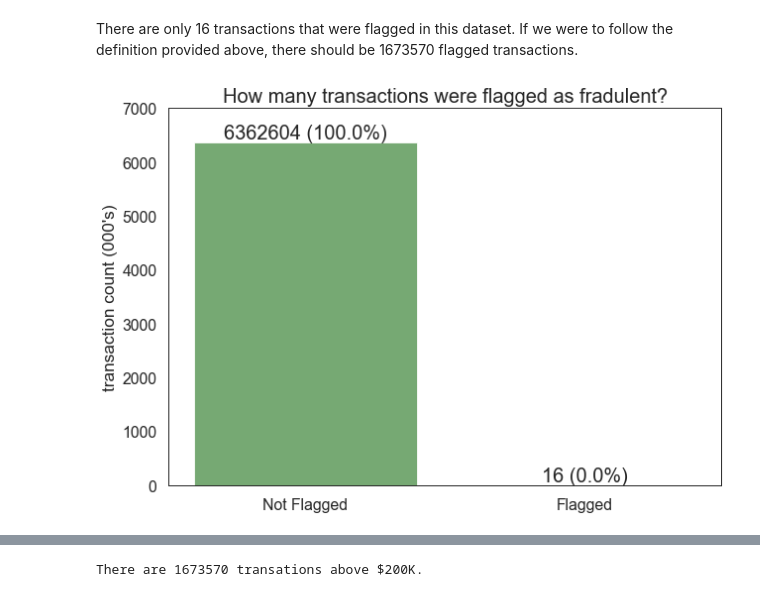
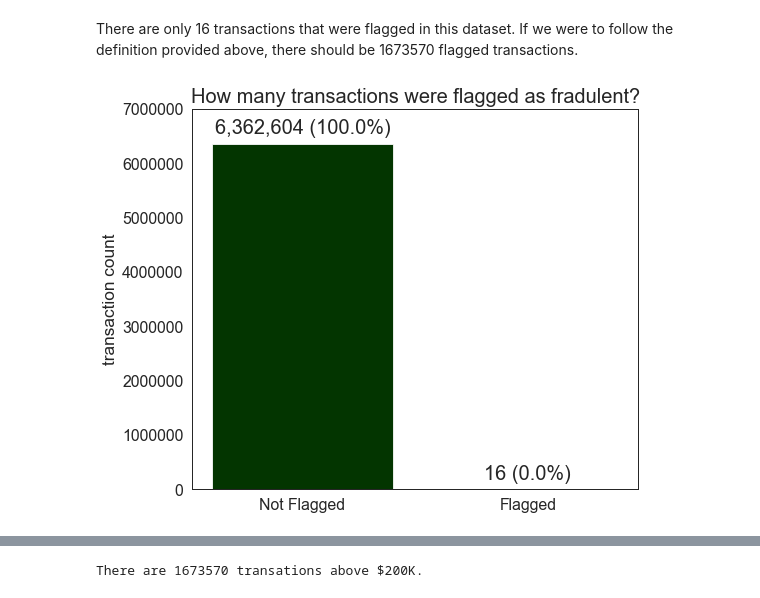
Before and after one commit to valmadrid/Detecting-Financial-Fraud-Transactions, a Jupyter notebook: financial_fraud.ipynb, the cells around one changed output, grey strips where cells are left out. Cells and saved outputs as stored; diff of their text form; code cells hidden in the pictures.

```diff
--- a/financial_fraud.ipynb
+++ b/financial_fraud.ipynb
@@ -253,7 +257,7 @@ del temp
 temp = df[df.is_fraud == 1].groupby(
     ["type"]).count().reset_index().sort_values("step", ascending=False)
 fig = plt.figure(figsize=(8, 6))
-graph = plt.bar(temp.type, temp.step, color="red", alpha=0.7)
+graph = plt.bar(temp.type, temp.step, color=["C0", "C3"])
 plt.title("Fraud Transactions", fontsize=20)
 plt.xlabel("transaction type")
 plt.ylabel("transaction count")
@@ -261,11 +265,11 @@ plt.yticks(range(0, 6000, 1000))
 for bar, x in zip(graph, temp.step.values):
     plt.text(bar.get_x() + bar.get_width() / 2,
              bar.get_height() + 100,
-             "{} ({}%)".format(x, round(x / len(df[df.is_fraud == 1]) * 100,
+             "{:,} ({}%)".format(x, round(x / len(df[df.is_fraud == 1]) * 100,
                                         2)),
              fontsize=20,
              ha="center",
              va="bottom")
 plt.show()
-del temp
+del temp, fig, graph, bar, x
 # %% [output]
@@ -343,7 +348,7 @@ The numbers of data points that we need to process has gone done significantly b
 # %%
 temp = df[df.type.isin(["CASH_OUT", "TRANSFER"])].groupby(["is_fraud"]).count().reset_index()
 fig = plt.figure(figsize=(8, 7))
-graph = plt.bar(temp.is_fraud, temp.step, color="blue", alpha=0.7)
+graph = plt.bar(temp.is_fraud, temp.step, color=["#033500", "#840000"])
 plt.title("CASH_OUT & TRANSFER Transactions", fontsize=20)
 plt.ylabel("transaction count")
 plt.yticks(range(0, 3500000, 500000))
@@ -351,10 +356,10 @@ plt.xticks([0, 1], ["0: Non-Fraud", "1: Fraud"])
 for bar, x in zip(graph, temp.step.values):
     plt.text(bar.get_x() + bar.get_width() / 2.0,
              bar.get_height() + 10000,
-             "{} ({}%)".format(x, round(x / len(df[df.type.isin(["CASH_OUT", "TRANSFER"])]) * 100, 2)),
+             "{:,} ({}%)".format(x, round(x / len(df[df.type.isin(["CASH_OUT", "TRANSFER"])]) * 100, 2)),
              fontsize=20,
              ha="center",
              va="bottom")
 plt.show()
-del temp
+del temp, fig, graph, bar, x
 # %% [output]
@@ -610,9 +621,10 @@ IDs_with_fraud = list(
 # %% [markdown]
 <font color='#20198A'>Let's have a look at transactions with zero customer_old_balance and recipient_new_balance and check for imbalance.</font>
 # %%
-df["customer_check_balance"] = round(df["customer_new_balance"] - (df["customer_old_balance"] - df["amount"]), 0)
-df["recipient_check_balance"] = round(df["recipient_new_balance"] - (df["recipient_old_balance"] + df["amount"]), 0)
-df["check_balance"] = df["customer_check_balance"] + df["recipient_check_balance"]
+df["customer_check_balance"] = df["customer_new_balance"] - (df["customer_old_balance"] - df["amount"])
+df["recipient_check_balance"] = df["recipient_new_balance"] - (df["recipient_old_balance"] + df["amount"])
+df["customer_transaction"] = round(np.abs(df["customer_check_balance"]), 0)== 0
+df["recipient_transaction"] = round(np.abs(df["recipient_check_balance"]), 0) == 0
 df.head()
 # %% [output]
 |  | step | type | amount | customer | customer_old_balance | customer_new_balance | recipient | ... |
@@ -694,29 +720,24 @@ plt.show()
 # %% [markdown]
 There are only 16 transactions that were flagged in this dataset. If we were to follow the definition provided above, there should be 1673570 flagged transactions.
 # %%
-fig = plt.figure(figsize=(10, 7))
-
-graph = plt.bar(df.groupby(["is_flagged_fraud"]).count().reset_index().is_flagged_fraud,
-                df.groupby(["is_flagged_fraud"]).count().reset_index().step,
-                color="#76a973")
-
+temp = df.groupby(["is_flagged_fraud"]).count().reset_index()
+fig = plt.figure(figsize=(8, 7))
+graph = plt.bar(temp.is_flagged_fraud, temp.step, color=["#033500", "#840000"])
 plt.title("How many transactions were flagged as fradulent?", fontsize=20)
-plt.ylabel("transaction count (000's)")
-plt.yticks(range(0, 8000000, 1000000), range(0, 8000, 1000))
+plt.ylabel("transaction count")
+plt.yticks(range(0, 8000000, 1000000))
 plt.xticks([0, 1], ["Not Flagged", "Flagged"])
-
-for bar, x in zip(graph,
-                  df.groupby(["is_flagged_fraud"]).count().reset_index().step.values):
+for bar, x in zip(graph, temp.step.values):
     plt.text(bar.get_x() + bar.get_width() / 2.0,
-             bar.get_height(),
-             "{} ({}%)".format(x, round(x/len(df)*100,2)),
+             bar.get_height() + 100000,
+             "{:,} ({}%)".format(x, round(x / len(df) * 100, 2)),
              fontsize=20,
-             ha='center',
-             va='bottom')
-
+             ha="center",
+             va="bottom")
 plt.show()
+del temp, fig, graph
 # %% [output]
-[figure, old version]
+[figure, new version]
 # %%
 df[["amount", "is_flagged_fraud"
     ]].pivot(columns="is_flagged_fraud").describe()
```
Also changed, not shown: parts of 27 cells of this notebook.
